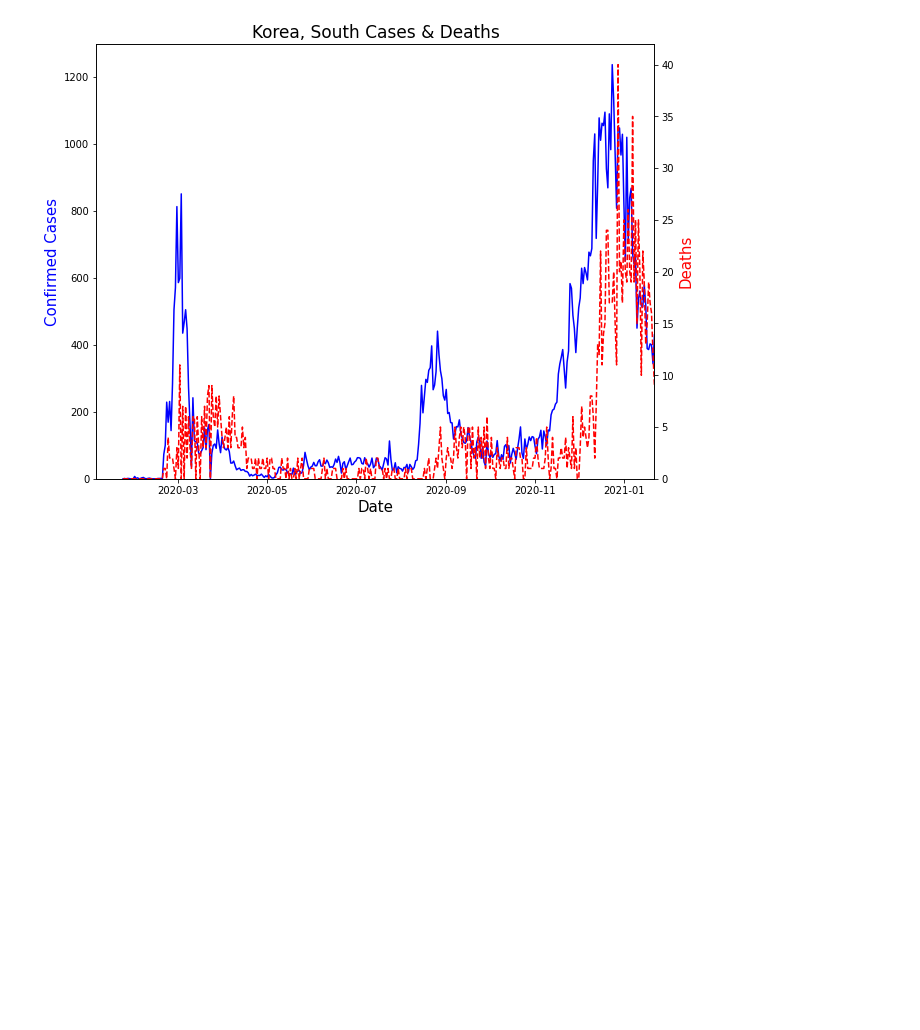
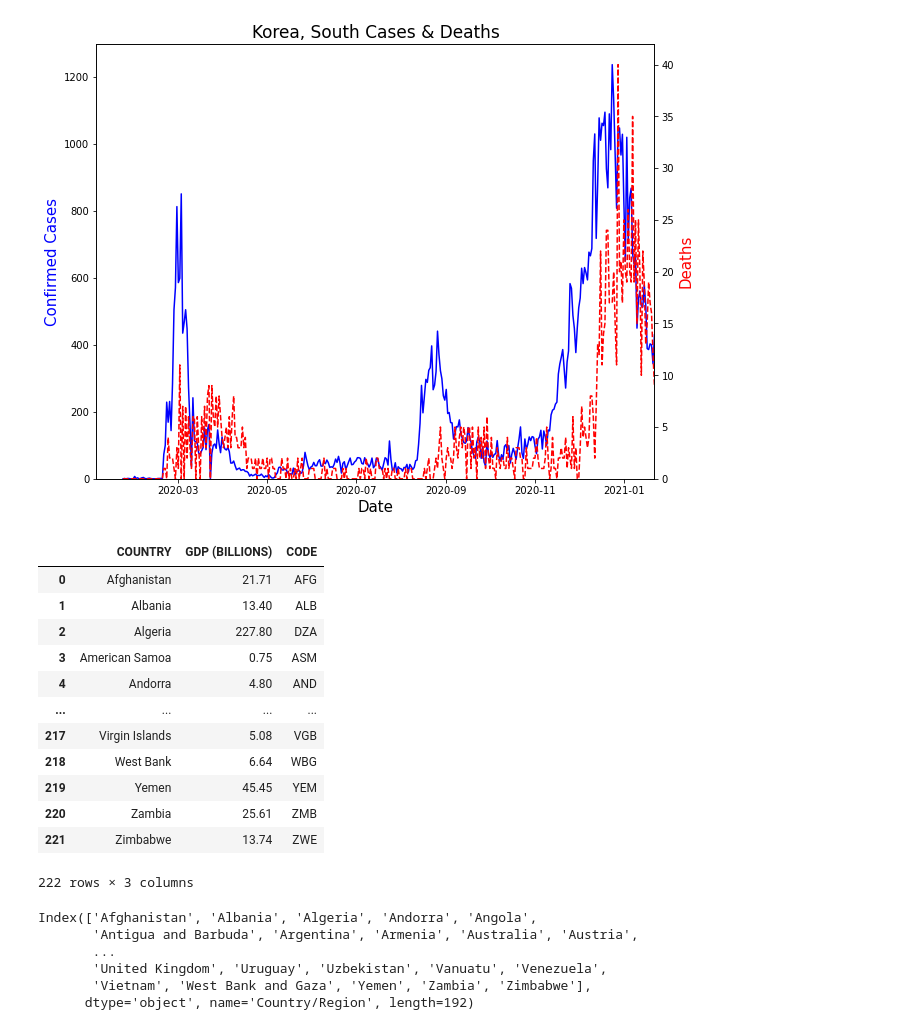
Before and after one commit to Vaycold/Vaycold, a Jupyter notebook: Python_DataAnalysis/코로나_바이러스에_의한_확진자_수_및_사망자_수_분석.ipynb, the cells around one changed output. Drawn from its saved outputs; the diff is of its cells as text; code cells hidden in the pictures; blank space fills up the shorter version.

```diff
--- a/Python_DataAnalysis/코로나_바이러스에_의한_확진자_수_및_사망자_수_분석.ipynb
+++ b/Python_DataAnalysis/코로나_바이러스에_의한_확진자_수_및_사망자_수_분석.ipynb
@@ -266,0 +271,20 @@ plt.show()
+# %%
+df_code = pd.read_csv('https://raw.githubusercontent.com/plotly/datasets/master/2014_world_gdp_with_codes.csv')
+# %%
+df_code
+
+# 이 데이터프레임을 이용하여 국가명을 국가코드로 변환할거임
+# %% [output]
+|  | COUNTRY | GDP (BILLIONS) | CODE |
+| 0 | Afghanistan | 21.71 | AFG |
+| 1 | Albania | 13.40 | ALB |
+| 2 | Algeria | 227.80 | DZA |
+| 3 | American Samoa | 0.75 | ASM |
+| 4 | Andorra | 4.80 | AND |
+| ... | ... | ... | ... |
+| 217 | Virgin Islands | 5.08 | VGB |
+| 218 | West Bank | 6.64 | WBG |
+| 219 | Yemen | 45.45 | YEM |
+| 220 | Zambia | 25.61 | ZMB |
+| 221 | Zimbabwe | 13.74 | ZWE |
+222 rows × 3 columns
@@ -266,0 +308,9 @@ plt.show()
+# %%
+df_case.columns
+# %% [output]
+Index(['Afghanistan', 'Albania', 'Algeria', 'Andorra', 'Angola',
+       'Antigua and Barbuda', 'Argentina', 'Armenia', 'Australia', 'Austria',
+       ...
+       'United Kingdom', 'Uruguay', 'Uzbekistan', 'Vanuatu', 'Venezuela',
+       'Vietnam', 'West Bank and Gaza', 'Yemen', 'Zambia', 'Zimbabwe'],
+      dtype='object', name='Country/Region', length=192)
```
Also changed, not shown: parts of 7 cells of this notebook.
